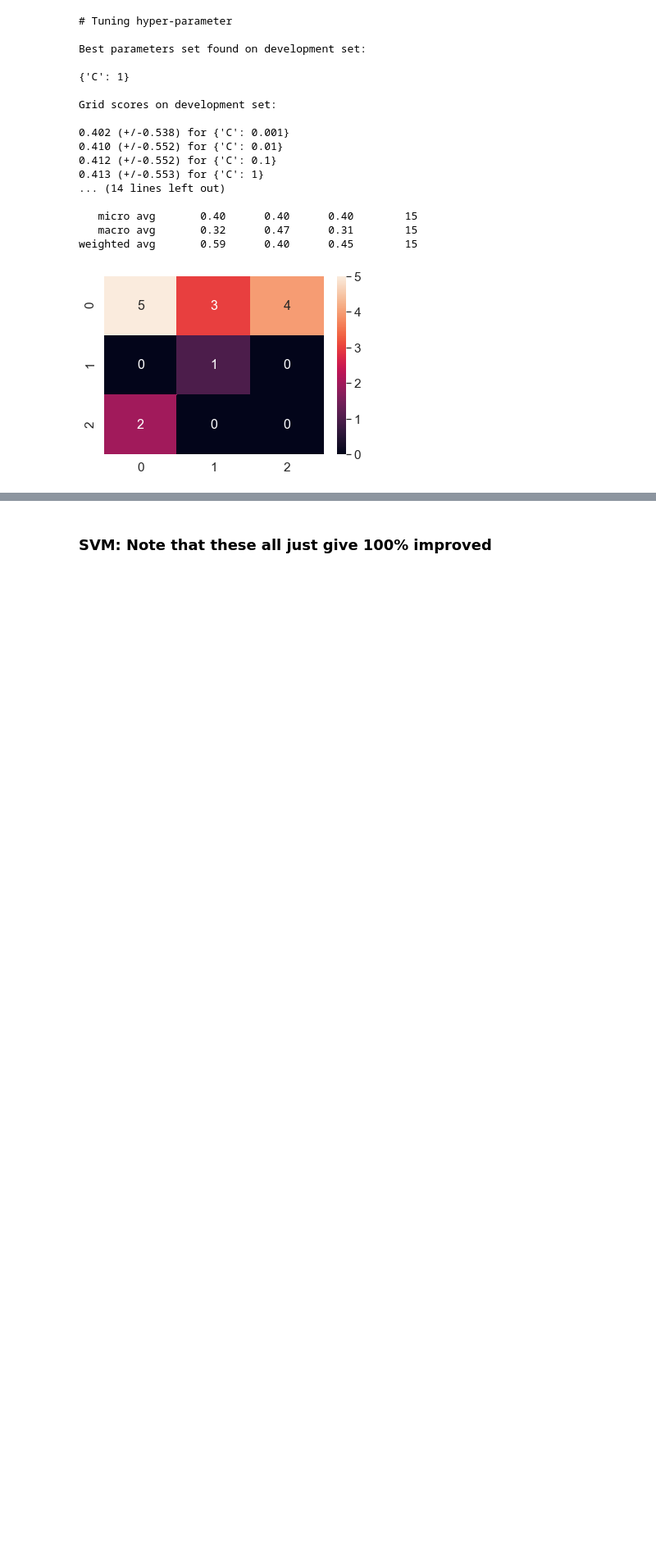
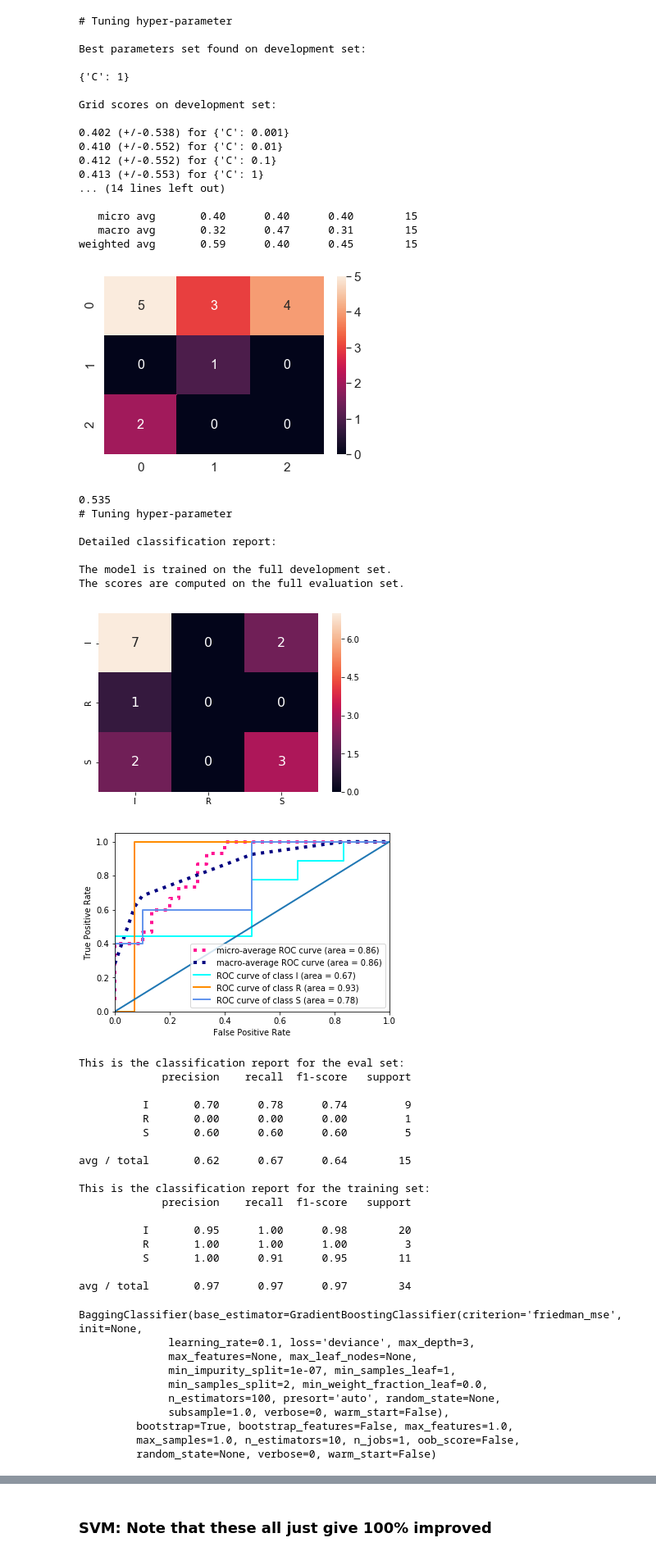
Before and after one commit to jatron/crmo-diagnosis-using-mri, a Jupyter notebook: inception/Inception CNN retraining.ipynb, the cells around one changed output, grey strips where cells are left out. Shown at 82% size. Cells and saved outputs as stored; diff of their text form; code cells hidden in the pictures; blank space fills up the shorter version.

```diff
--- a/inception/Inception CNN retraining.ipynb
+++ b/inception/Inception CNN retraining.ipynb
@@ -933,0 +971,53 @@ weighted avg       0.59      0.40      0.45        15
+# %%
+from sklearn.ensemble import BaggingClassifier
+from sklearn.tree import DecisionTreeClassifier
+from sklearn.ensemble import GradientBoostingClassifier
+
+def train_bagging_DT(X,y, multiclass, cv=LeavePOut(3), test_size=0.3):
+    #params = [{'n_estimators': [10,20, 50]}]
+    model = BaggingClassifier(GradientBoostingClassifier(), n_estimators=7)
+
+    results = model_selection.cross_val_score(model, X, y, cv=model_selection.KFold(n_splits=10))
+
+    print(results.mean())
+    do_CV(X,y, model, multi_class=multiclass, test_size=test_size)
+    return model
+# %%
+train_bagging_DT(X_reduced, y_reduced, True, cv=7, test_size=0.3)
+# %% [output]
+0.535
+# Tuning hyper-parameter
+
+Detailed classification report:
+
+The model is trained on the full development set.
+The scores are computed on the full evaluation set.
+[figure, added]
+[figure, added]
+This is the classification report for the eval set:
+             precision    recall  f1-score   support
+
+          I       0.70      0.78      0.74         9
+          R       0.00      0.00      0.00         1
+          S       0.60      0.60      0.60         5
+
+avg / total       0.62      0.67      0.64        15
+
+This is the classification report for the training set:
+             precision    recall  f1-score   support
+
+          I       0.95      1.00      0.98        20
+          R       1.00      1.00      1.00         3
+          S       1.00      0.91      0.95        11
+
+avg / total       0.97      0.97      0.97        34
+BaggingClassifier(base_estimator=GradientBoostingClassifier(criterion='friedman_mse', init=None,
+              learning_rate=0.1, loss='deviance', max_depth=3,
+              max_features=None, max_leaf_nodes=None,
+              min_impurity_split=1e-07, min_samples_leaf=1,
+              min_samples_split=2, min_weight_fraction_leaf=0.0,
+              n_estimators=100, presort='auto', random_state=None,
+              subsample=1.0, verbose=0, warm_start=False),
+         bootstrap=True, bootstrap_features=False, max_features=1.0,
+         max_samples=1.0, n_estimators=10, n_jobs=1, oob_score=False,
+         random_state=None, verbose=0, warm_start=False)
```
Also changed, not shown: parts of 7 cells of this notebook, 6 other files.
